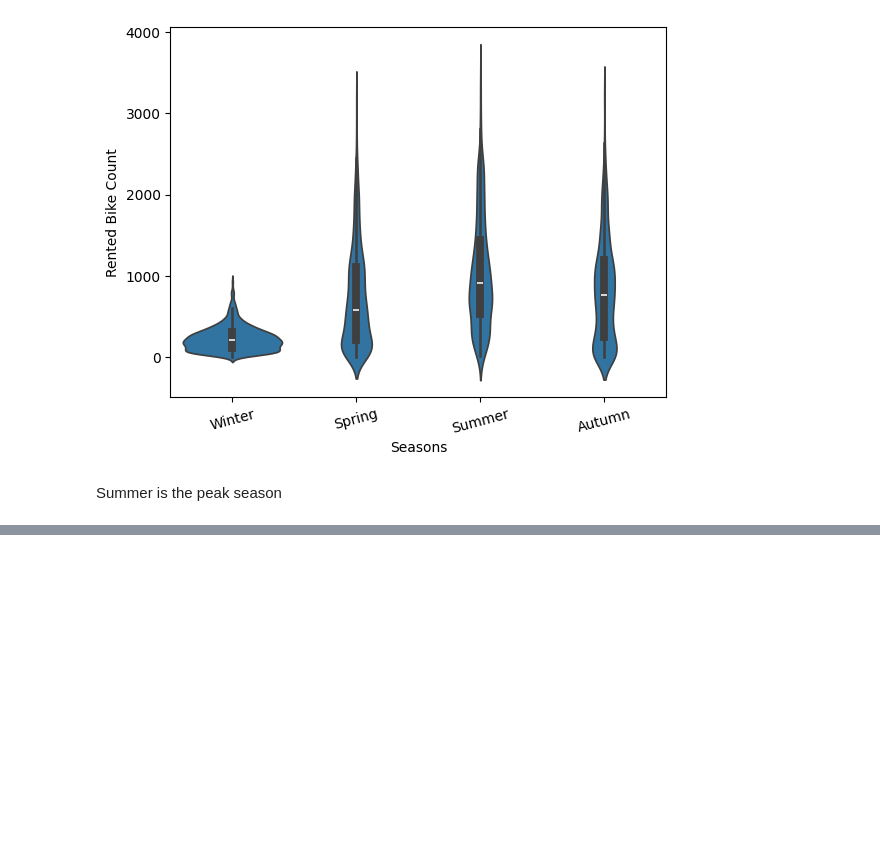
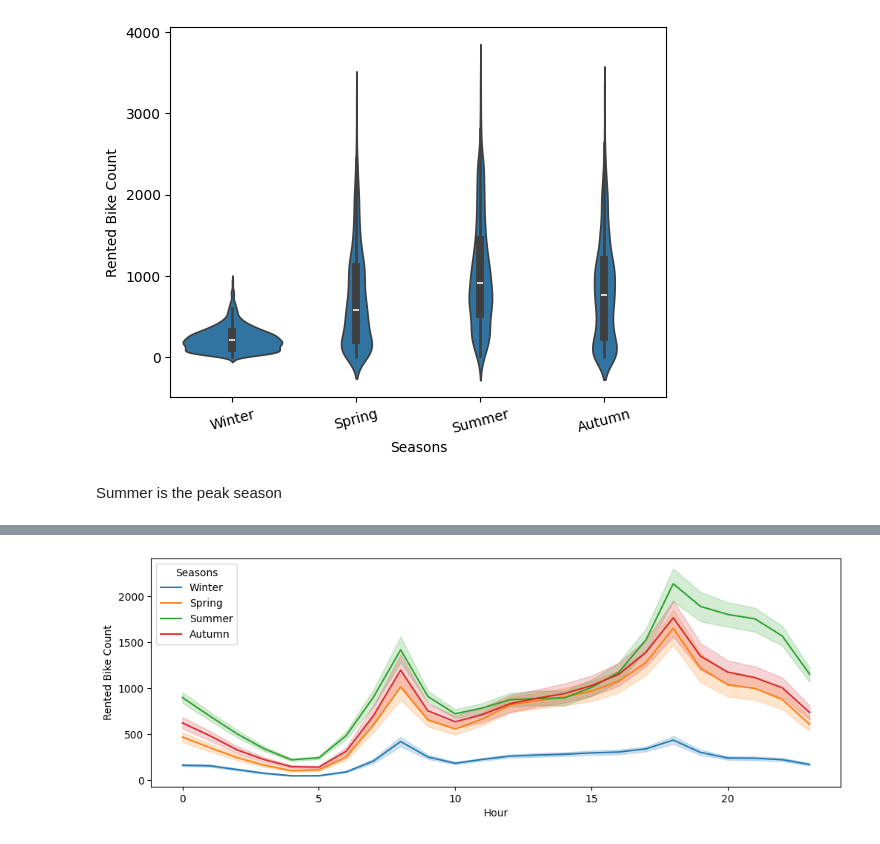
Before and after one commit to bsiima/ML-CLASS, a Jupyter notebook: Bike_Sharing_.ipynb, the cells around one changed output, grey strips where cells are left out. Cells and saved outputs as stored; diff of their text form; code cells hidden in the pictures; blank space fills up the shorter version.

```diff
--- a/Bike_Sharing_.ipynb
+++ b/Bike_Sharing_.ipynb
@@ -160,0 +165,5 @@ Summer is the peak season
+# %%
+plt.figure(figsize=(12,4), dpi=100)
+graph = sb.lineplot(data=data, x="Hour", y="Rented Bike Count", hue="Seasons")
+# %% [output]
+[figure, added]
```
Also changed, not shown: parts of 2 cells of this notebook.
